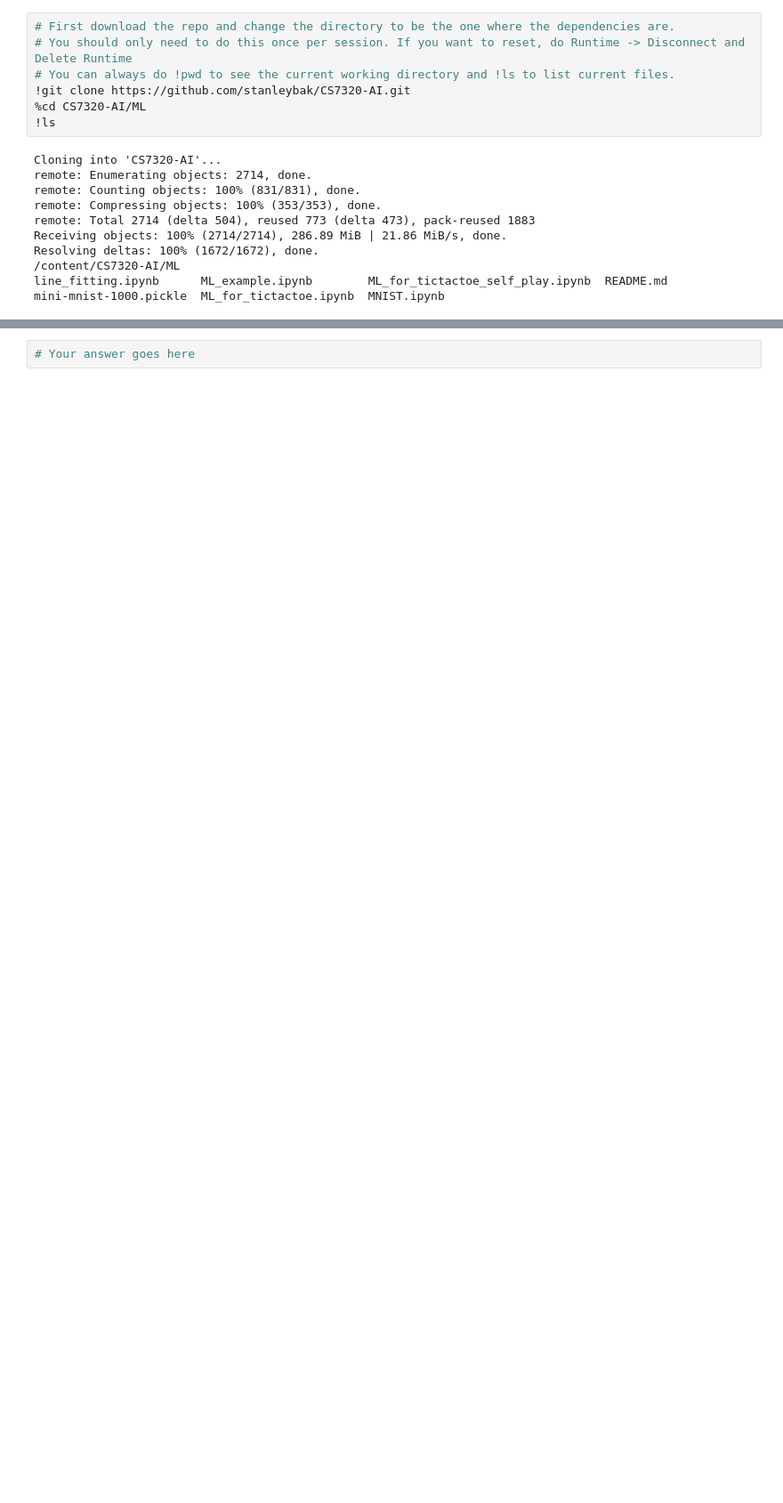
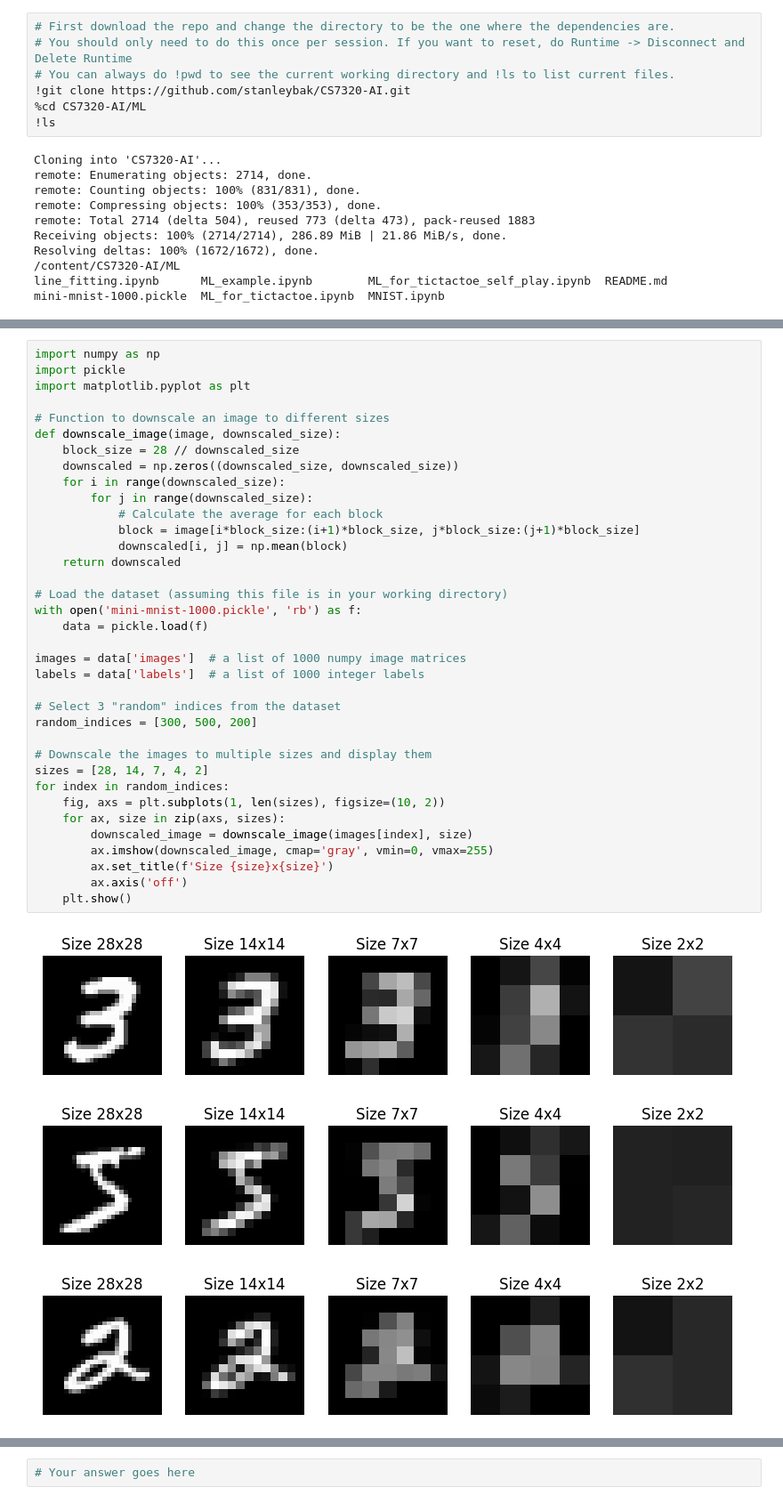
Before and after one commit to stanleybak/CS7320-AI, a Jupyter notebook: ML/MNIST.ipynb, the cells around one changed output, grey strips where cells are left out. Shown: that part at 89% size. Drawn from its saved outputs; the diff is of its cells as text; blank space fills up the shorter version.

```diff
--- a/ML/MNIST.ipynb
+++ b/ML/MNIST.ipynb
@@ -203,0 +74,40 @@ Use verbal descriptions, variables and equations as appropriate.
+# %%
+import numpy as np
+import pickle
+import matplotlib.pyplot as plt
+
+# Function to downscale an image to different sizes
+def downscale_image(image, downscaled_size):
+    block_size = 28 // downscaled_size
+    downscaled = np.zeros((downscaled_size, downscaled_size))
+    for i in range(downscaled_size):
+        for j in range(downscaled_size):
+            # Calculate the average for each block
+            block = image[i*block_size:(i+1)*block_size, j*block_size:(j+1)*block_size]
+            downscaled[i, j] = np.mean(block)
+    return downscaled
+
+# Load the dataset (assuming this file is in your working directory)
+with open('mini-mnist-1000.pickle', 'rb') as f:
+    data = pickle.load(f)
+
+images = data['images']  # a list of 1000 numpy image matrices
+labels = data['labels']  # a list of 1000 integer labels
+
+# Select 3 "random" indices from the dataset
+random_indices = [300, 500, 200]
+
+# Downscale the images to multiple sizes and display them
+sizes = [28, 14, 7, 4, 2]
+for index in random_indices:
+    fig, axs = plt.subplots(1, len(sizes), figsize=(10, 2))
+    for ax, size in zip(axs, sizes):
+        downscaled_image = downscale_image(images[index], size)
+        ax.imshow(downscaled_image, cmap='gray', vmin=0, vmax=255)
+        ax.set_title(f'Size {size}x{size}')
+        ax.axis('off')
+    plt.show()
+# %% [output]
+[figure, added]
+[figure, added]
+[figure, added]
```
Also changed, not shown: parts of 20 cells of this notebook.
